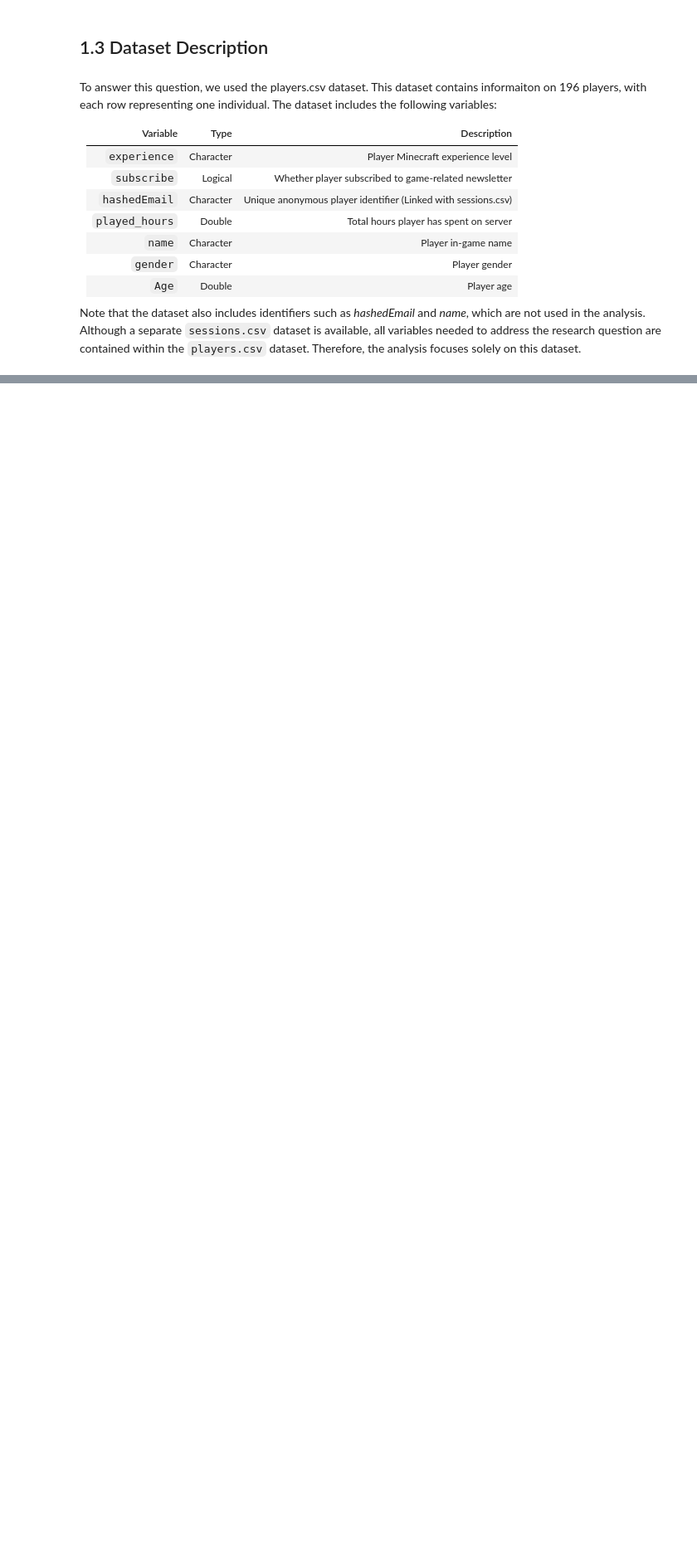
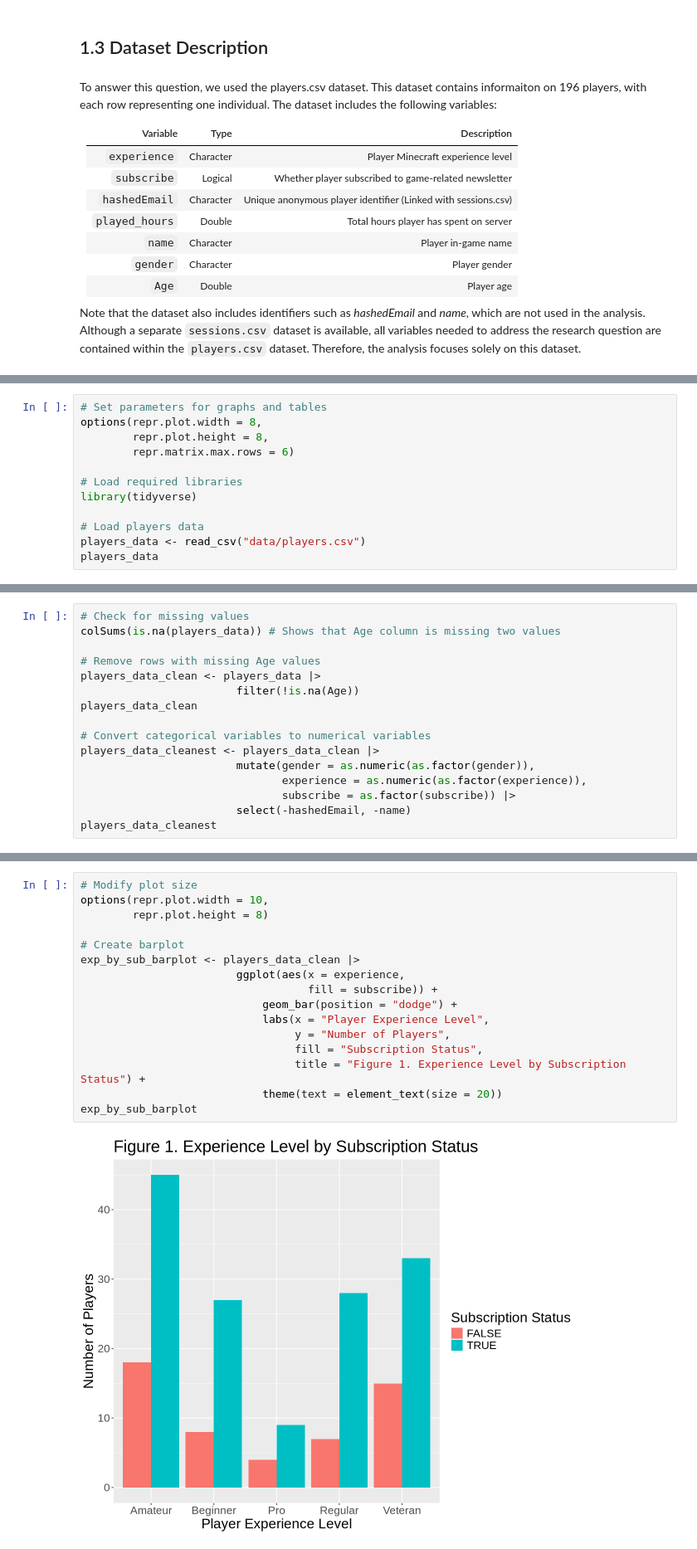
Before and after one commit to vincccss/dsci100-final-project, a Jupyter notebook: final_project_notebook.ipynb, the cells around one changed output, grey strips where cells are left out. Shown at 83% size. Drawn from its saved outputs; the diff is of its cells as text; blank space fills up the shorter version.

```diff
--- a/final_project_notebook.ipynb
+++ b/final_project_notebook.ipynb
@@ -102,0 +109,12 @@ Note that the dataset also includes identifiers such as *hashedEmail* and *name*
+# %%
+# Set parameters for graphs and tables
+options(repr.plot.width = 8,
+        repr.plot.height = 8,
+        repr.matrix.max.rows = 6)
+
+# Load required libraries
+library(tidyverse)
+
+# Load players data
+players_data <- read_csv("data/players.csv")
+players_data
@@ -102,0 +161,16 @@ Note that the dataset also includes identifiers such as *hashedEmail* and *name*
+# %%
+# Check for missing values
+colSums(is.na(players_data)) # Shows that Age column is missing two values
+
+# Remove rows with missing Age values
+players_data_clean <- players_data |>
+                        filter(!is.na(Age))
+players_data_clean
+
+# Convert categorical variables to numerical variables
+players_data_cleanest <- players_data_clean |>
+                        mutate(gender = as.numeric(as.factor(gender)),
+                               experience = as.numeric(as.factor(experience)),
+                               subscribe = as.factor(subscribe)) |>
+                        select(-hashedEmail, -name)
+players_data_cleanest
@@ -102,0 +226,18 @@ Note that the dataset also includes identifiers such as *hashedEmail* and *name*
+# %%
+# Modify plot size
+options(repr.plot.width = 10,
+        repr.plot.height = 8)
+
+# Create barplot
+exp_by_sub_barplot <- players_data_clean |>
+                        ggplot(aes(x = experience,
+                                   fill = subscribe)) +
+                            geom_bar(position = "dodge") +
+                            labs(x = "Player Experience Level",
+                                 y = "Number of Players",
+                                 fill = "Subscription Status",
+                                 title = "Figure 1. Experience Level by Subscription Status") +
+                            theme(text = element_text(size = 20))
+exp_by_sub_barplot
+# %% [output]
+[figure, added]
```
Also changed, not shown: parts of 26 cells of this notebook.
